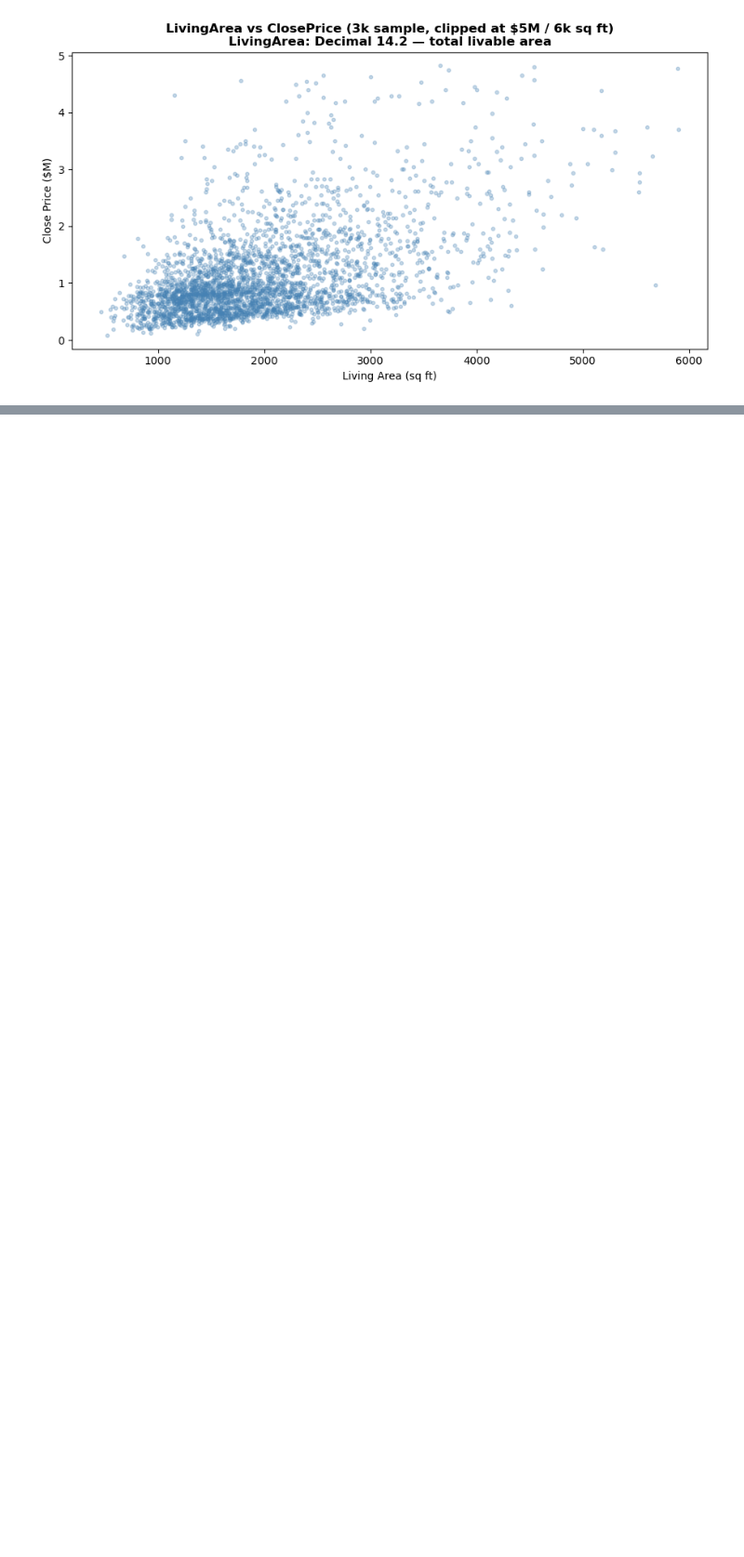
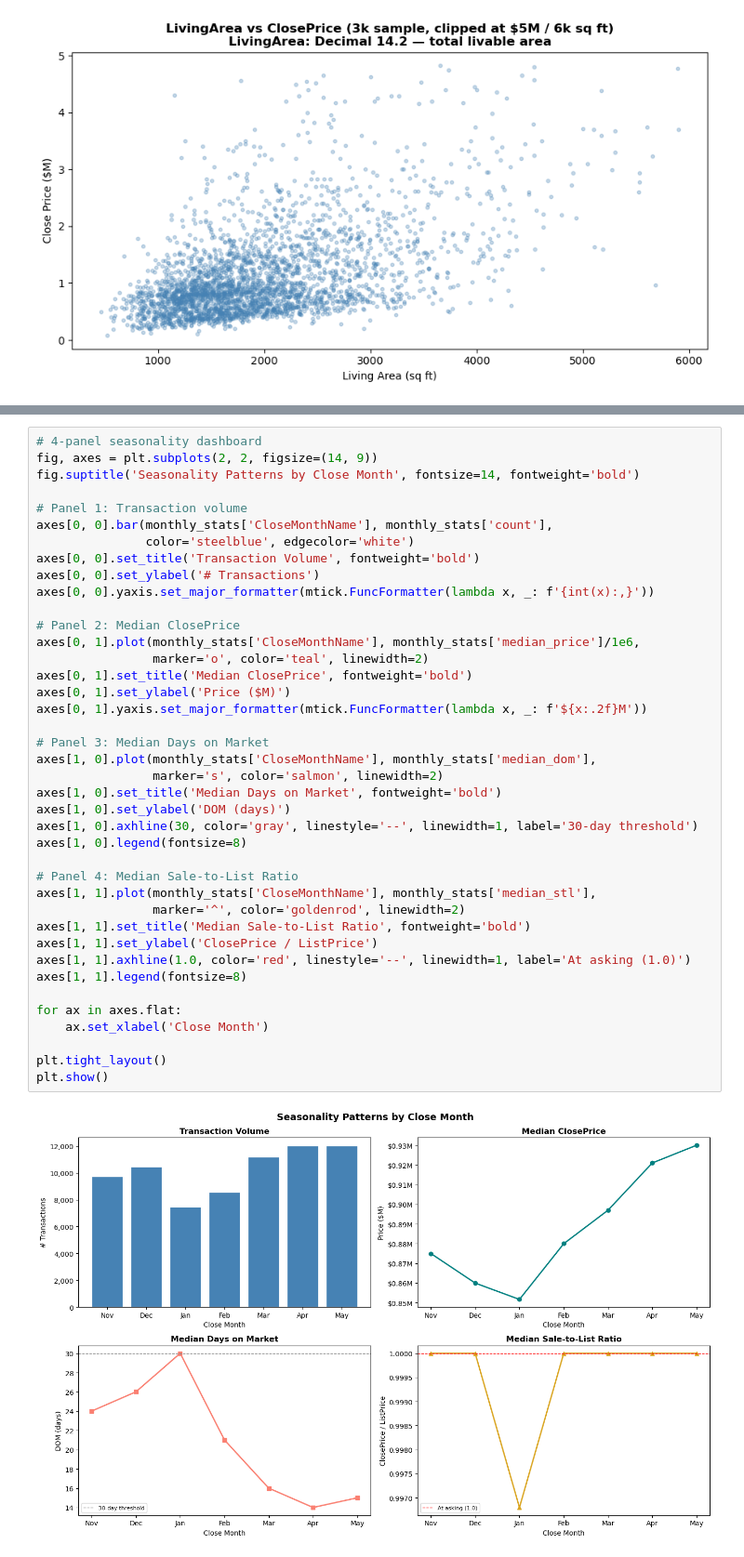
Before and after one commit to Anvith11/IDX-Exchange-SU26-Anvith, a Jupyter notebook: notebooks/01_exploration.ipynb, the cells around one changed output, grey strips where cells are left out. Shown at 93% size. Drawn from its saved outputs; the diff is of its cells as text; blank space fills up the shorter version.

```diff
--- a/notebooks/01_exploration.ipynb
+++ b/notebooks/01_exploration.ipynb
@@ -1005,0 +1143,42 @@ plt.show()
+# %%
+# 4-panel seasonality dashboard
+fig, axes = plt.subplots(2, 2, figsize=(14, 9))
+fig.suptitle('Seasonality Patterns by Close Month', fontsize=14, fontweight='bold')
+
+# Panel 1: Transaction volume
+axes[0, 0].bar(monthly_stats['CloseMonthName'], monthly_stats['count'],
+               color='steelblue', edgecolor='white')
+axes[0, 0].set_title('Transaction Volume', fontweight='bold')
+axes[0, 0].set_ylabel('# Transactions')
+axes[0, 0].yaxis.set_major_formatter(mtick.FuncFormatter(lambda x, _: f'{int(x):,}'))
+
+# Panel 2: Median ClosePrice
+axes[0, 1].plot(monthly_stats['CloseMonthName'], monthly_stats['median_price']/1e6,
+                marker='o', color='teal', linewidth=2)
+axes[0, 1].set_title('Median ClosePrice', fontweight='bold')
+axes[0, 1].set_ylabel('Price ($M)')
+axes[0, 1].yaxis.set_major_formatter(mtick.FuncFormatter(lambda x, _: f'${x:.2f}M'))
+
+# Panel 3: Median Days on Market
+axes[1, 0].plot(monthly_stats['CloseMonthName'], monthly_stats['median_dom'],
+                marker='s', color='salmon', linewidth=2)
+axes[1, 0].set_title('Median Days on Market', fontweight='bold')
+axes[1, 0].set_ylabel('DOM (days)')
+axes[1, 0].axhline(30, color='gray', linestyle='--', linewidth=1, label='30-day threshold')
+axes[1, 0].legend(fontsize=8)
+
+# Panel 4: Median Sale-to-List Ratio
+axes[1, 1].plot(monthly_stats['CloseMonthName'], monthly_stats['median_stl'],
+                marker='^', color='goldenrod', linewidth=2)
+axes[1, 1].set_title('Median Sale-to-List Ratio', fontweight='bold')
+axes[1, 1].set_ylabel('ClosePrice / ListPrice')
+axes[1, 1].axhline(1.0, color='red', linestyle='--', linewidth=1, label='At asking (1.0)')
+axes[1, 1].legend(fontsize=8)
+
+for ax in axes.flat:
+    ax.set_xlabel('Close Month')
+
+plt.tight_layout()
+plt.show()
+# %% [output]
+[figure, added]
```
Also changed, not shown: parts of 40 cells of this notebook, 1 other file.
